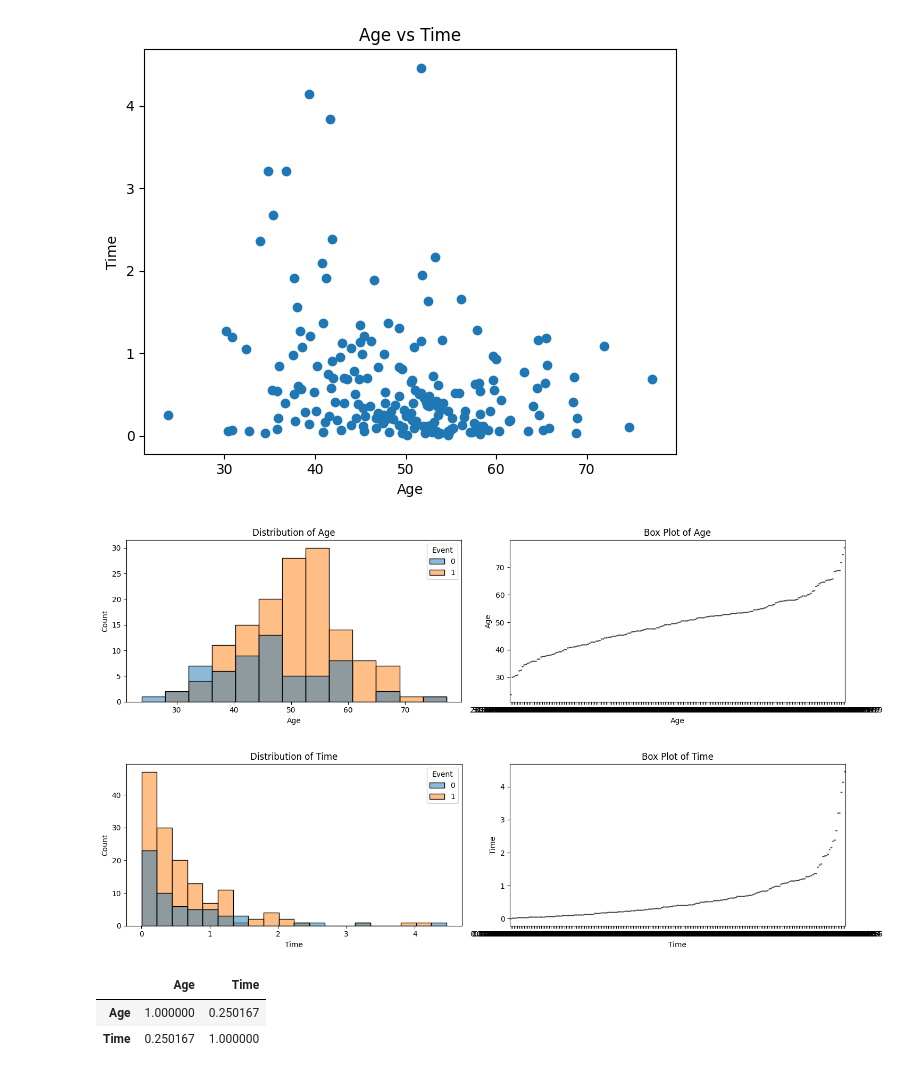
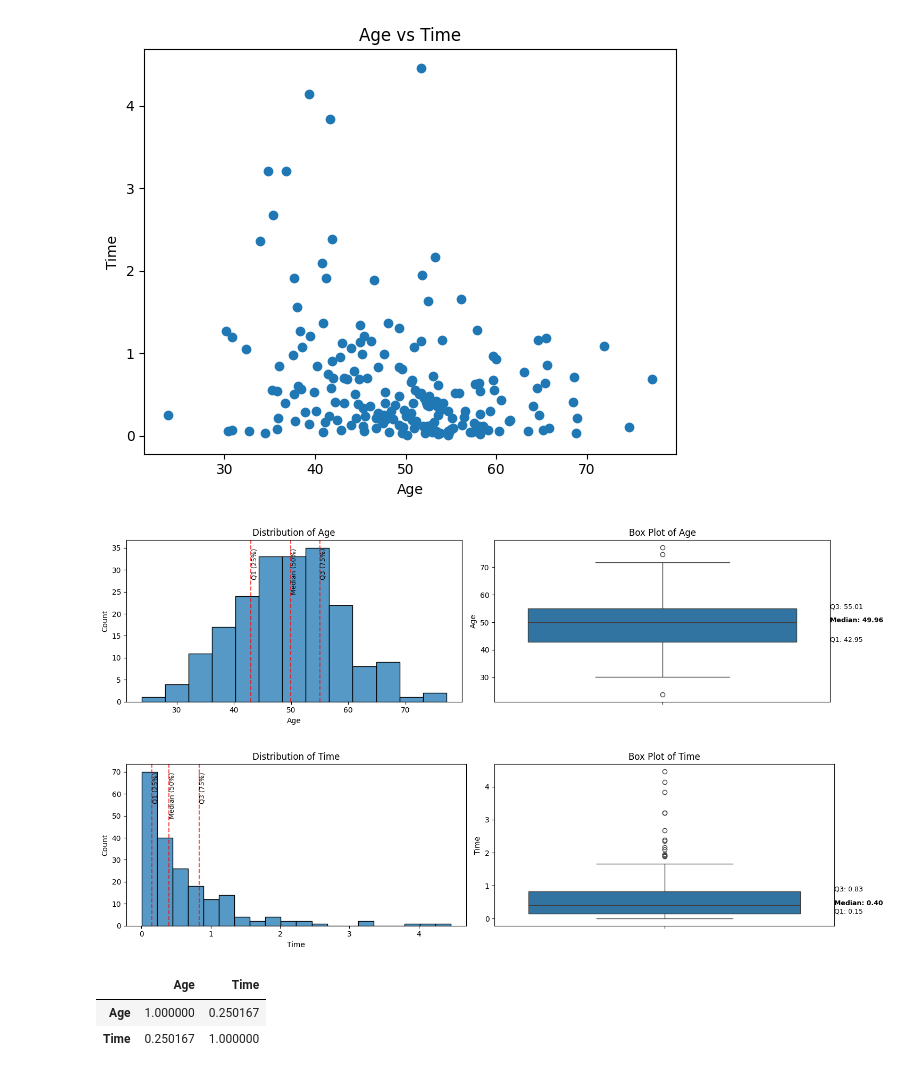
Before and after one commit to RashmikaD2001/CSC-461-8.0-Research-Project, a Jupyter notebook: coxph_model.ipynb, the cells around one changed output. Drawn from its saved outputs; the diff is of its cells as text; code cells hidden in the pictures.

```diff
--- a/coxph_model.ipynb
+++ b/coxph_model.ipynb
@@ -814,33 +826,33 @@ plt.show()
 # %%
 for col in cols:
     fig, axes = plt.subplots(1, 2, figsize=(15, 4))
 
     # Plot 1: Overlapping histograms with quantiles
-    sns.histplot(data=df_sd, x=col, ax=axes[0], hue='Event')
+    sns.histplot(data=df_sd, x=col, ax=axes[0])
     axes[0].set_title(f"Distribution of {col}")
 
     # Add quantile lines (25th, 50th, 75th percentiles)
     quantiles = df_sd[col].quantile([0.25, 0.5, 0.75])
     for q_val, label in zip(quantiles, ['Q1 (25%)', 'Median (50%)', 'Q3 (75%)']):
         axes[0].axvline(q_val, color='red', linestyle='--', linewidth=1.5, alpha=0.7)
         axes[0].text(q_val, axes[0].get_ylim()[1]*0.95, label,
                     rotation=90, verticalalignment='top', fontsize=9)
 
     # Plot 2: Box plot (fixed - removed duplicate x and y)
     sns.boxplot(data=df_sd, y=col, ax=axes[1])
     axes[1].set_title(f"Box Plot of {col}")
 
     # Add quantile values as text on boxplot
     q1, median, q3 = df_sd[col].quantile([0.25, 0.5, 0.75])
     axes[1].text(0.5, q1, f'Q1: {q1:.2f}', ha='left', fontsize=9)
     axes[1].text(0.5, median, f'Median: {median:.2f}', ha='left', fontsize=9, weight='bold')
     axes[1].text(0.5, q3, f'Q3: {q3:.2f}', ha='left', fontsize=9)
 
     plt.tight_layout()
     plt.show()
 # %% [output]
-[figure, old version]
+[figure, new version]
-[figure, old version]
+[figure, new version]
 # %%
 df_sd[cols].corr().abs()
 # %% [output]
```
Also changed, not shown: parts of 21 cells of this notebook, 1 other file.
